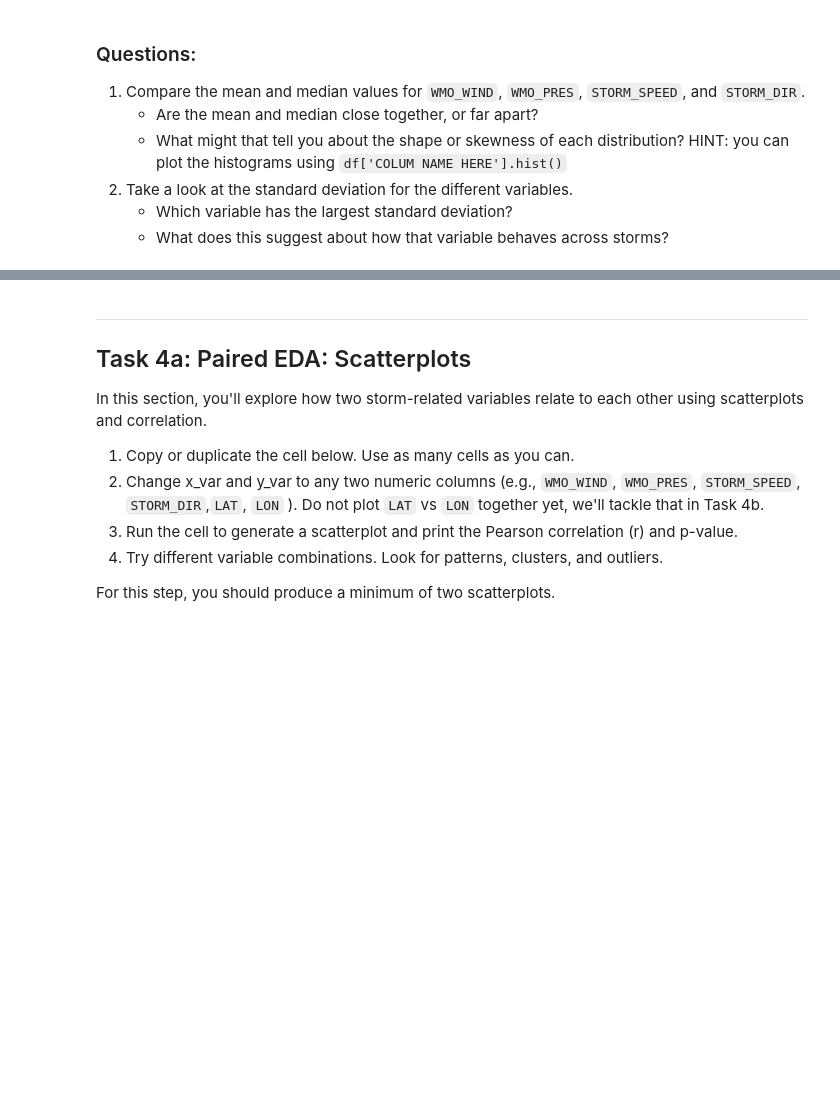
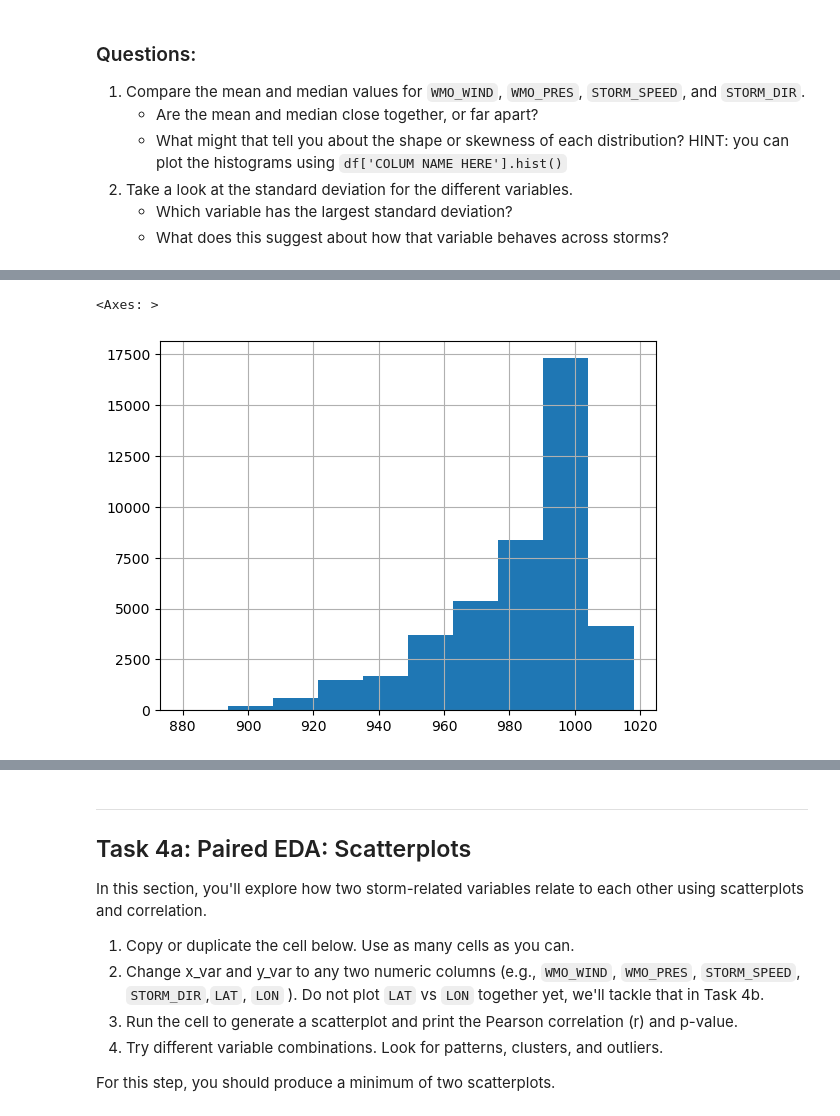
Before and after one commit to acgaribay/Meteo203-2526-Garibay, a Jupyter notebook: ex05_runs.ipynb, the cells around one changed output, grey strips where cells are left out. Saved outputs shown, nothing was run; the diff lists cells and outputs as text; code cells hidden in the pictures; blank space fills up the shorter version.

```diff
--- a/ex05_runs.ipynb
+++ b/ex05_runs.ipynb
@@ -172,0 +233,5 @@ You can also choose to print out the summary statistics using `df.describe()`. T
+# %%
+df['WMO_PRES'].hist()
+# %% [output]
+<Axes: >
+[figure, added]
```
Also changed, not shown: parts of 12 cells of this notebook.
